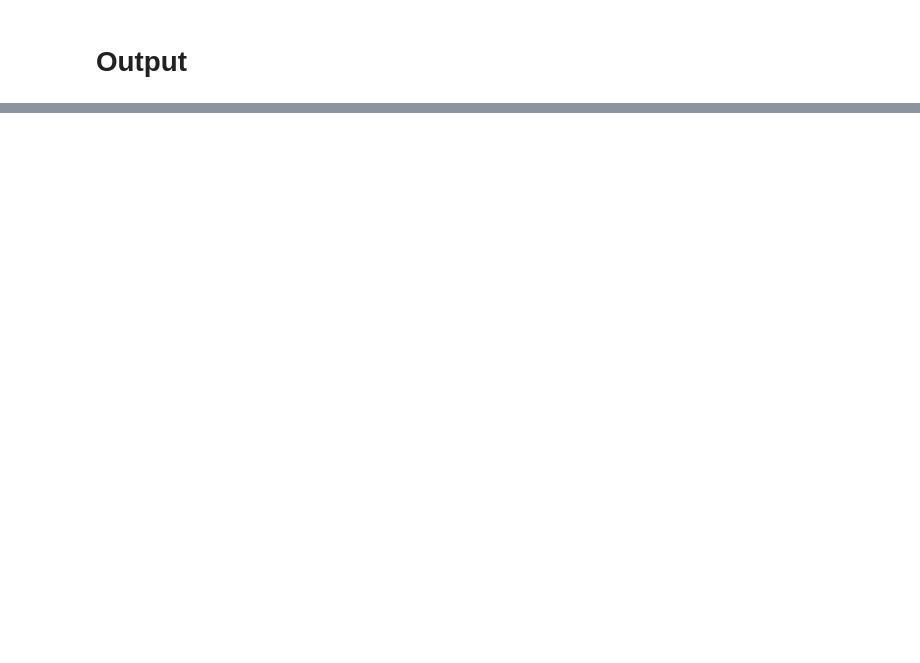
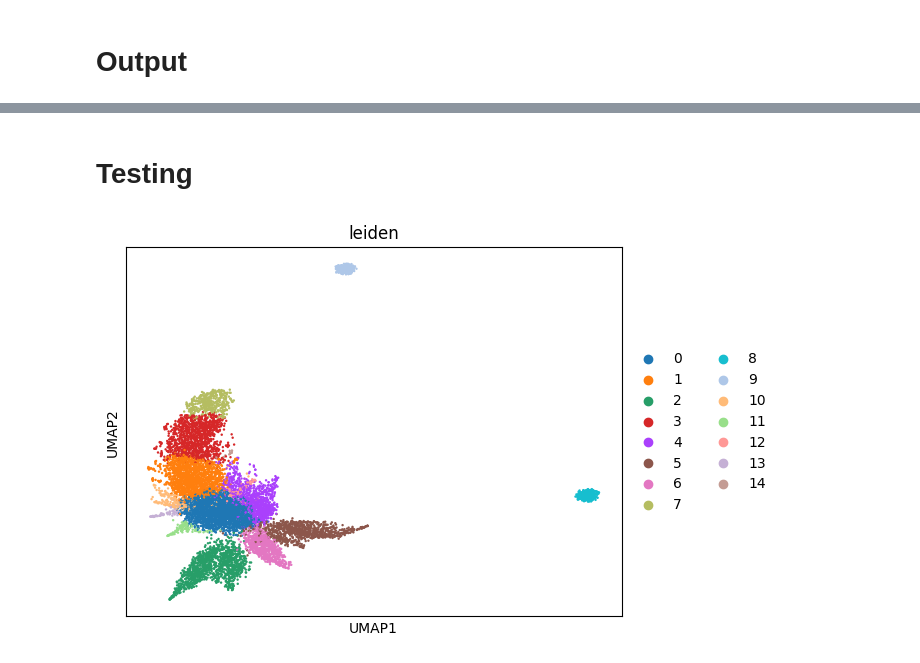
Before and after one commit to jhaberbe/bulk-deconvolution, a Jupyter notebook: notebook/cleaned-up.ipynb, the cells around one changed output, grey strips where cells are left out. Drawn from its saved outputs; the diff is of its cells as text; code cells hidden in the pictures; blank space fills up the shorter version.

```diff
--- a/notebook/cleaned-up.ipynb
+++ b/notebook/cleaned-up.ipynb
@@ -105,3 +104,3 @@ optimizer = torch.optim.Adam(dirichlet_model.parameters(), lr=1e-2)
 # %%
 import numpy as np
-counts = torch.tensor(np.stack([pbulk.layers[layer] for layer in pbulk.layers])).permute(1, 0, 2)
+counts = torch.tensor(np.stack([pbulk.layers[layer] for layer in pbulk.layers if layer in pbulk.obs.columns])).permute(1, 0, 2)
@@ -181,0 +292,17 @@ for i, layer in enumerate(pbulk.obs.columns):
+# %% [markdown]
+# Testing
+# %%
+import anndata as ad
+
+testing = ad.AnnData(
+    X=pbulk.layers["fibroblast"]
+)
+sc.pp.normalize_total(testing)
+sc.pp.log1p(testing)
+sc.pp.pca(testing)
+sc.pp.neighbors(testing)
+sc.tl.leiden(testing)
+sc.tl.umap(testing)
+sc.pl.umap(testing, color=["leiden"])
+# %% [output]
+[figure, added]
```
Also changed, not shown: parts of 13 cells of this notebook, 3 other files.
